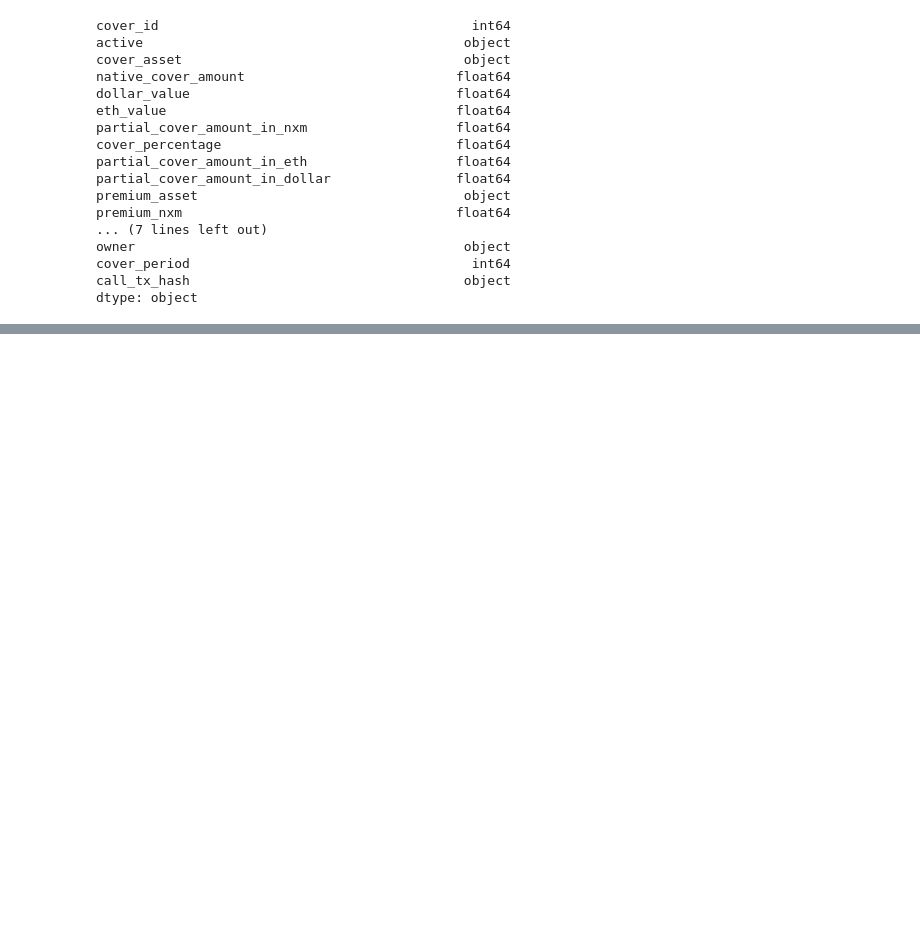
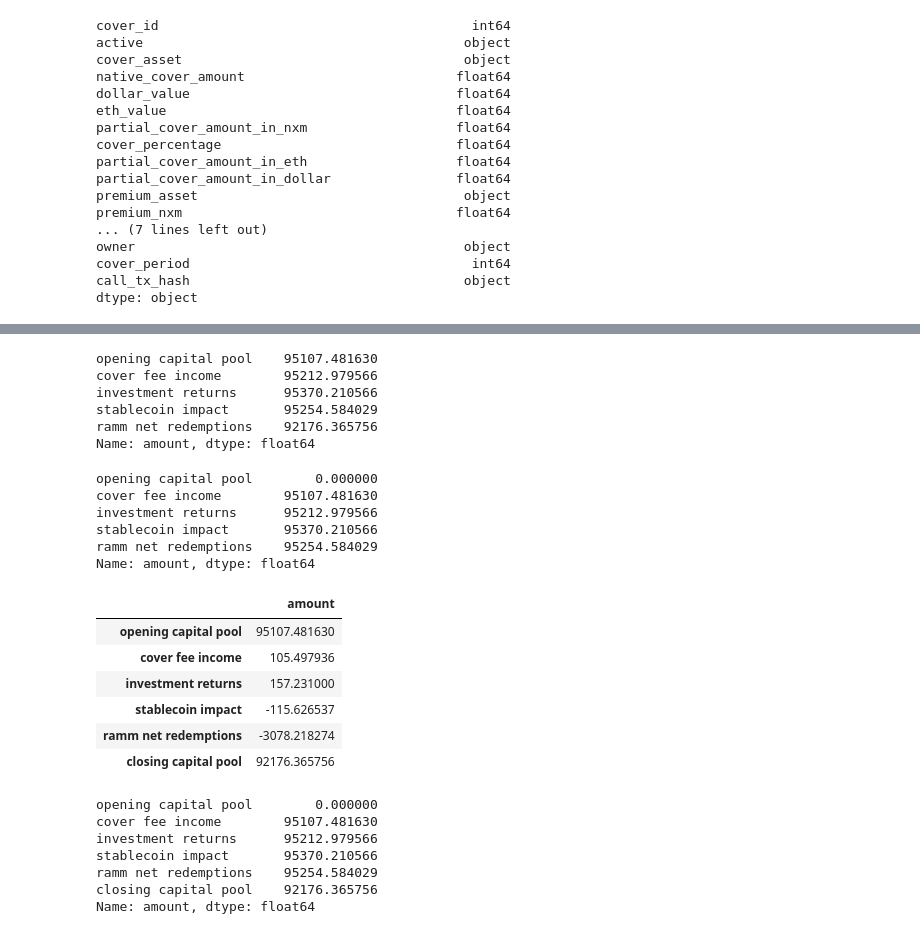
Before and after one commit to rmelbardis/InvestmentMonitoring, a Jupyter notebook: InvestmentMonitoring.ipynb, the cells around one changed output, grey strips where cells are left out. Drawn from its saved outputs; the diff is of its cells as text; code cells hidden in the pictures; blank space fills up the shorter version.

```diff
--- a/InvestmentMonitoring.ipynb
+++ b/InvestmentMonitoring.ipynb
@@ -31,7 +31,7 @@ covers_list_result = dune.get_latest_result_dataframe(2303588)
 valn_date_str = '31-03-2024'
 
 # manually input kiln rewards
-kiln_rewards = 166.8124
+kiln_rewards = 171.2191
 # %%
 # create valuation datetime
 valn_date = datetime.strptime(valn_date_str, '%d-%m-%Y').replace(tzinfo=timezone.utc)
@@ -210,7 +210,7 @@ plt.show();
 df_ramm = ramm_volume_result
 
 # change timestamp to datetime format and normalise all dates to midnight
-df_ramm['ts'] = pd.to_datetime(df_ramm['ts']).dt.floor('D').dt.tz_localize(timezone.utc)
+df_ramm['ts'] = pd.to_datetime(df_ramm['ts']).dt.floor('D')#.dt.tz_localize(timezone.utc)
 
 # group by date, take the latest value and re-sort into descending order
 df_ramm = df_ramm.groupby(by=df_ramm['ts'].dt.date, as_index=False).first().\
@@ -306 +304,8 @@ Total Monthly APY: 2.032%
 Based on average Capital Pool amount over the monthly period
+# %%
+# waterfall chart for changes in the capital pool
+index = ['opening capital pool', 'cover fee income', 'investment returns', 'stablecoin impact', 'ramm net redemptions']
+data = {'amount': [total_cap_monthly_opening, monthly_cover_fees_eth, total_monthly_inv_earnings, dai_change, ramm_flow_monthly_change]}
+
+df_waterfall = pd.DataFrame(data=data, index=index)
+df_waterfall
@@ -306,0 +319,41 @@ Based on average Capital Pool amount over the monthly period
+# %%
+display(df_waterfall.amount.cumsum())
+# %% [output]
+opening capital pool    95107.481630
+cover fee income        95212.979566
+investment returns      95370.210566
+stablecoin impact       95254.584029
+ramm net redemptions    92176.365756
+Name: amount, dtype: float64
+# %%
+df_shift = df_waterfall.amount.cumsum().shift(1).fillna(0)
+df_shift
+# %% [output]
+opening capital pool        0.000000
+cover fee income        95107.481630
+investment returns      95212.979566
+stablecoin impact       95370.210566
+ramm net redemptions    95254.584029
+Name: amount, dtype: float64
+# %%
+total = df_waterfall.sum().amount
+df_waterfall.loc['closing capital pool'] = total
+df_shift.loc['closing capital pool'] = total
+
+display(df_waterfall)
+display(df_shift)
+# %% [output]
+|  | amount |
+| opening capital pool | 95107.481630 |
+| cover fee income | 105.497936 |
+| investment returns | 157.231000 |
+| stablecoin impact | -115.626537 |
+| ramm net redemptions | -3078.218274 |
+| closing capital pool | 92176.365756 |
+opening capital pool        0.000000
+cover fee income        95107.481630
+investment returns      95212.979566
+stablecoin impact       95370.210566
+ramm net redemptions    95254.584029
+closing capital pool    92176.365756
+Name: amount, dtype: float64
```
Also changed, not shown: parts of 13 cells of this notebook.
